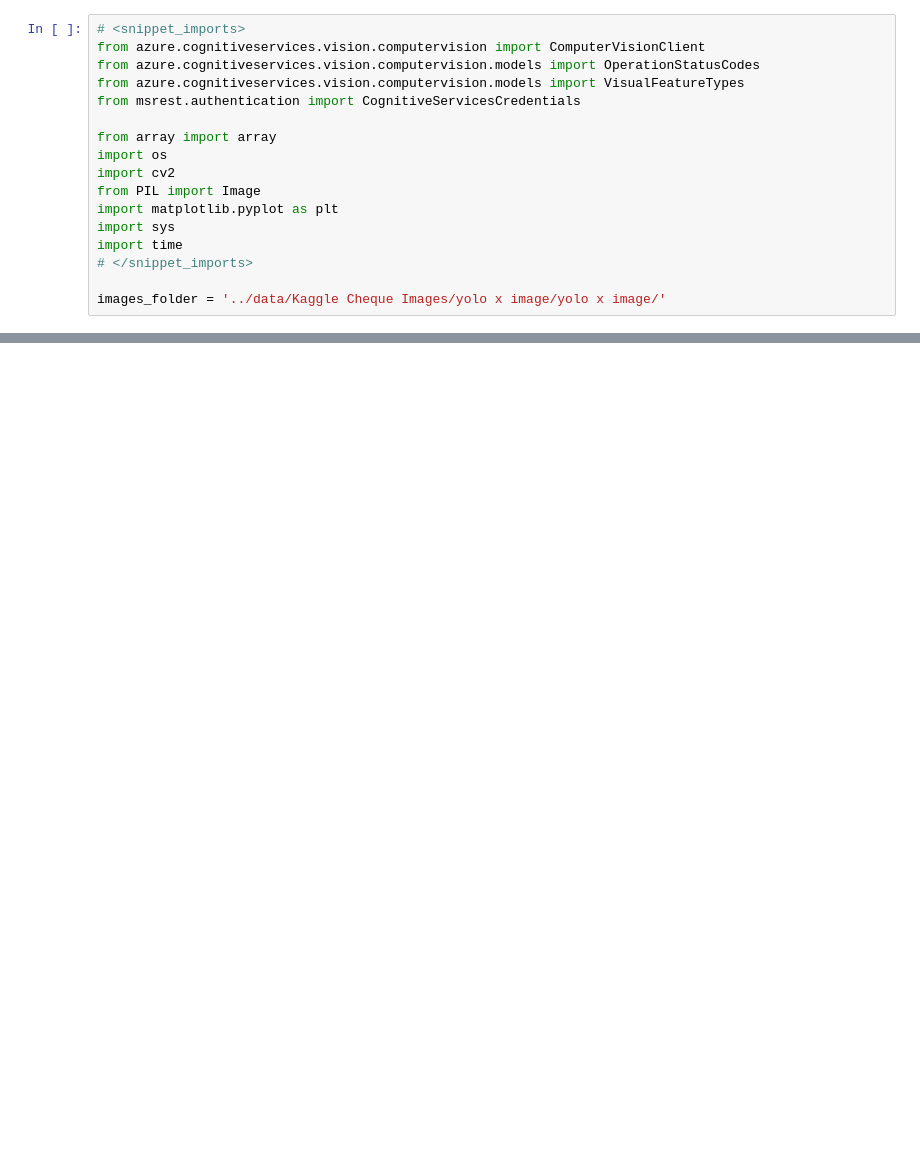
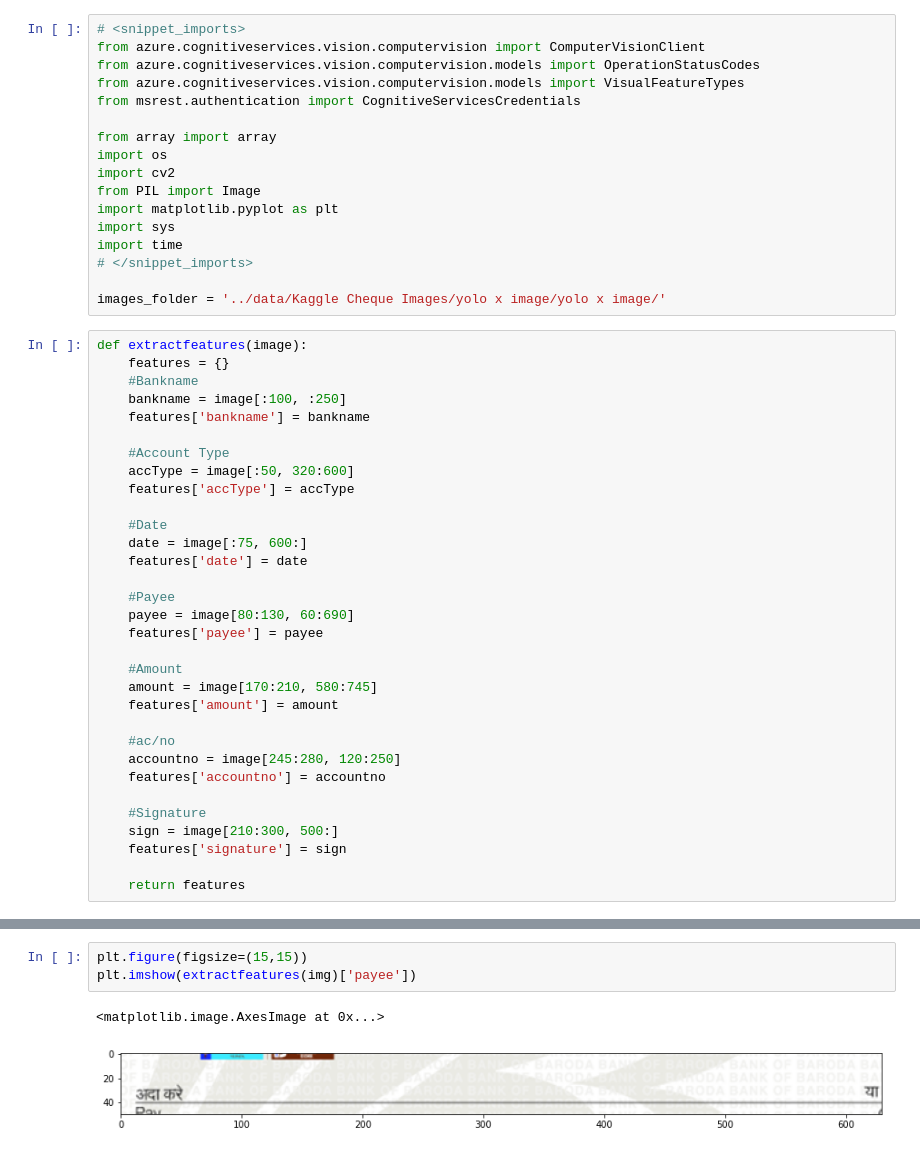
Before and after one commit to dikshabhambri/paycheck, a Jupyter notebook: source/notebooks/ocrmodel.ipynb, the cells around one changed output, grey strips where cells are left out. Cells and saved outputs as stored; diff of their text form; blank space fills up the shorter version.

```diff
--- a/source/notebooks/ocrmodel.ipynb
+++ b/source/notebooks/ocrmodel.ipynb
@@ -15,3 +15,35 @@ import time
 # </snippet_imports>
 
 images_folder = '../data/Kaggle Cheque Images/yolo x image/yolo x image/'
+# %%
+def extractfeatures(image):
+    features = {}
+    #Bankname
+    bankname = image[:100, :250]
+    features['bankname'] = bankname
+
+    #Account Type
+    accType = image[:50, 320:600]
+    features['accType'] = accType
+
+    #Date
+    date = image[:75, 600:]
+    features['date'] = date
+
+    #Payee
+    payee = image[80:130, 60:690]
+    features['payee'] = payee
+
+    #Amount
+    amount = image[170:210, 580:745]
+    features['amount'] = amount
+
+    #ac/no
+    accountno = image[245:280, 120:250]
+    features['accountno'] = accountno
+
+    #Signature
+    sign = image[210:300, 500:]
+    features['signature'] = sign
+
+    return features
@@ -18,3 +62,9 @@ images_folder = '../data/Kaggle Cheque Images/yolo x image/yolo x image/'
+# %%
+plt.figure(figsize=(15,15))
+plt.imshow(extractfeatures(img)['payee'])
+# %% [output]
+<matplotlib.image.AxesImage at 0x...>
+[figure, added]
 # %%
 '''
 Authenticate
```
Also changed, not shown: parts of 3 cells of this notebook, 2 other files.
